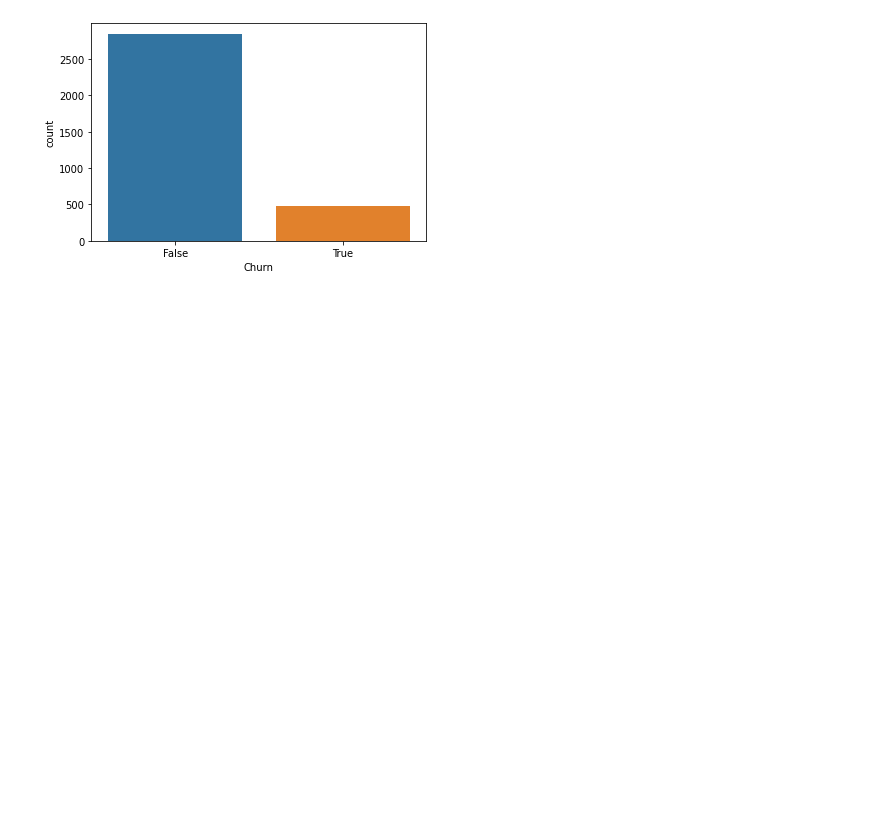
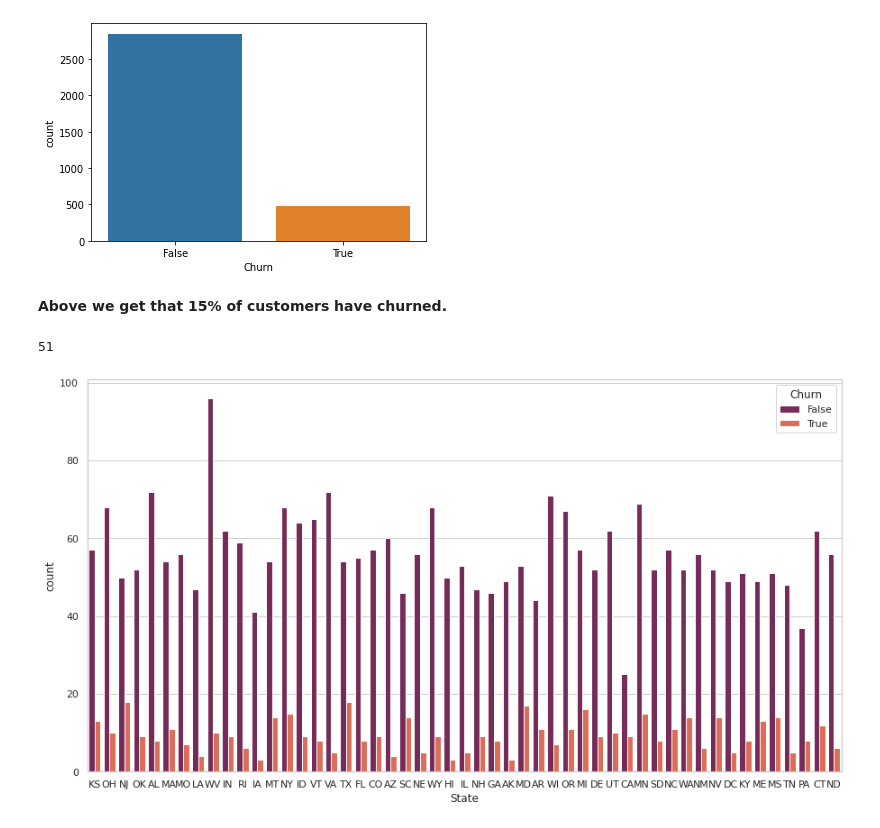
Before and after one commit to Ankitgpt357/EDA-telecom_churn-analysis2, a Jupyter notebook: My_EDA_telecom_churn_analysis.ipynb, the cells around one changed output. Cells and saved outputs as stored; diff of their text form; code cells hidden in the pictures; blank space fills up the shorter version.

```diff
--- a/My_EDA_telecom_churn_analysis.ipynb
+++ b/My_EDA_telecom_churn_analysis.ipynb
@@ -333,3 +333,18 @@ sns.countplot(x=telecom.Churn)
 # %% [output]
 <matplotlib.axes._subplots.AxesSubplot at 0x...>
 [figure]
+# %% [markdown]
+**Above we get that 15% of customers have churned.**
+# %%
+#the unique value of sate column
+telecom['State'].nunique()
+# %% [output]
+51
+# %%
+#Showing the Comparison between churn and the state column
+sns.set(style="whitegrid")
+plt.figure(figsize=(15,8))
+ax = sns.countplot(x='State', hue="Churn", data=telecom, palette ="rocket")
+plt.show()
+# %% [output]
+[figure, added]
```
Also changed, not shown: parts of 4 cells of this notebook.
